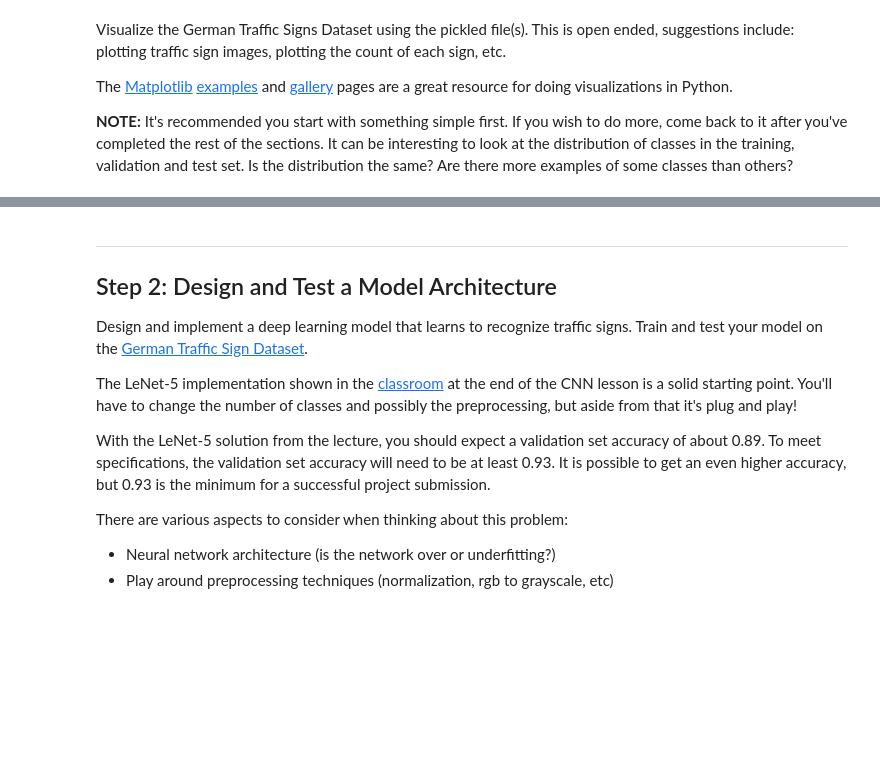
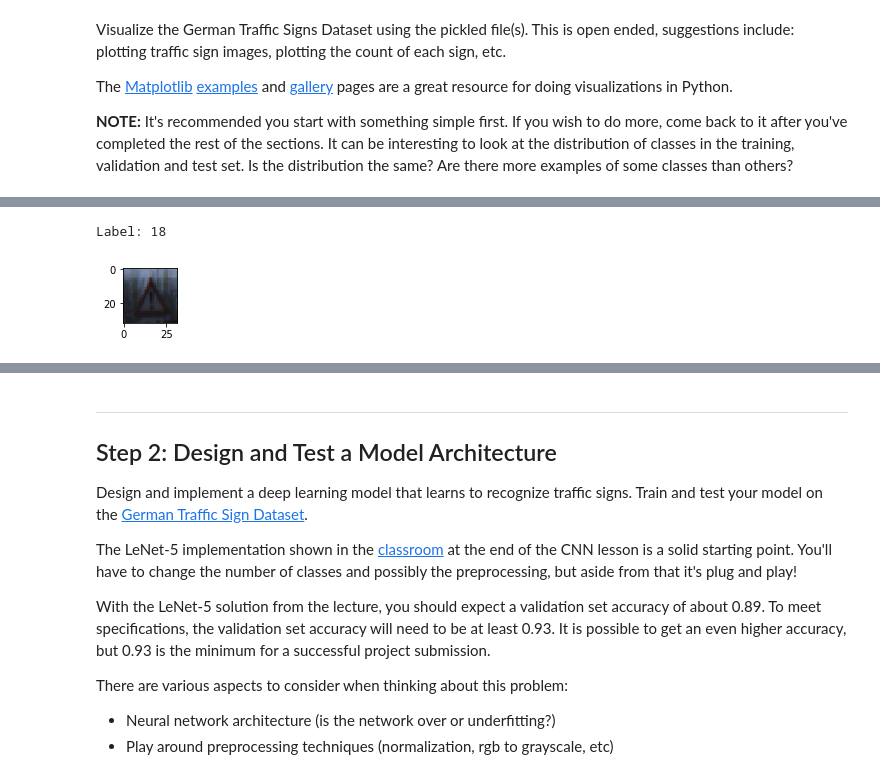
Before and after one commit to JJMats/traffic_sign_classifier, a Jupyter notebook: Traffic_Sign_Classifier.ipynb, the cells around one changed output, grey strips where cells are left out. Cells and saved outputs as stored; diff of their text form; code cells hidden in the pictures; blank space fills up the shorter version.

```diff
--- a/Traffic_Sign_Classifier.ipynb
+++ b/Traffic_Sign_Classifier.ipynb
@@ -125,0 +148,9 @@ Label: 23
+# %%
+index = random.randint(0, len(X_valid))
+image2 = X_valid[index].squeeze()
+plt.figure(figsize=(1,1))
+plt.imshow(image2)
+print("Label:", y_valid[index])
+# %% [output]
+Label: 18
+[figure, added]
```
Also changed, not shown: parts of 23 cells of this notebook, 27 other files.
